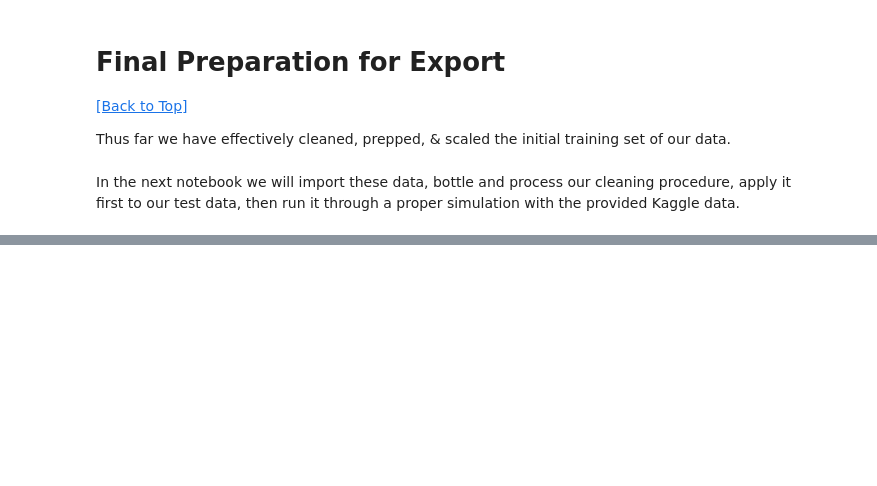
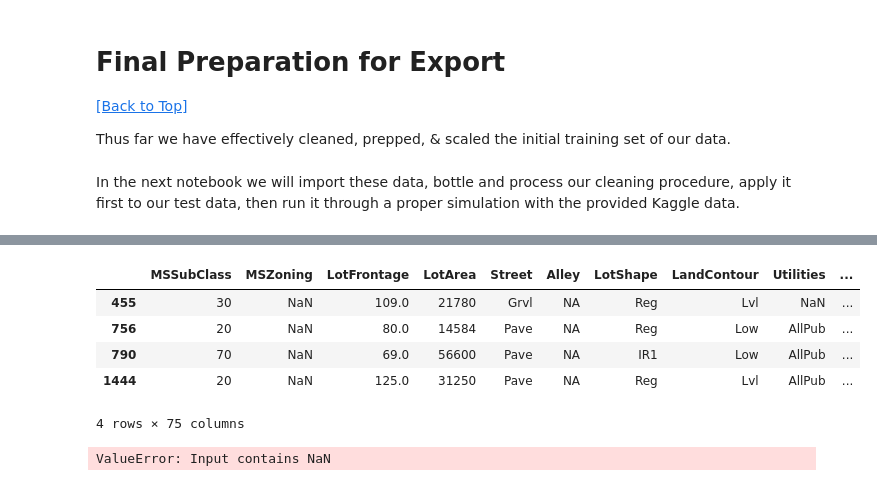
Before and after one commit to BaroqBard/IowaHousingPredictions, a Jupyter notebook: Iowa Housing Project - I. Data Preparation.ipynb, the cells around one changed output, grey strips where cells are left out. Drawn from its saved outputs; the diff is of its cells as text; code cells hidden in the pictures; blank space fills up the shorter version.

```diff
--- a/Iowa Housing Project - I. Data Preparation.ipynb
+++ b/Iowa Housing Project - I. Data Preparation.ipynb
@@ -722,0 +719,14 @@ Excellent! Now we can move on to the next and final portion of our data preparat
+# %%
+iowa_finaltest.loc[iowa_finaltest['MSZoning'].isna()]
+# %% [output]
+|  | MSSubClass | MSZoning | LotFrontage | LotArea | Street | Alley | LotShape | LandContour | Utilities | ... |
+| 455 | 30 | NaN | 109.0 | 21780 | Grvl | NA | Reg | Lvl | NaN | ... |
+| 756 | 20 | NaN | 80.0 | 14584 | Pave | NA | Reg | Low | AllPub | ... |
+| 790 | 70 | NaN | 69.0 | 56600 | Pave | NA | IR1 | Low | AllPub | ... |
+| 1444 | 20 | NaN | 125.0 | 31250 | Pave | NA | Reg | Lvl | AllPub | ... |
+4 rows × 75 columns
+# %%
+iowa_finaltest = encoding_pass(iowa_finaltest, noms=nom_cats, nominal_enc=ohe,
+                           ords=ord_cats, ordinal_enc=ord_encoder)
+# %% [output]
+ValueError: Input contains NaN
```
Also changed, not shown: parts of 11 cells of this notebook, 1 other file.
